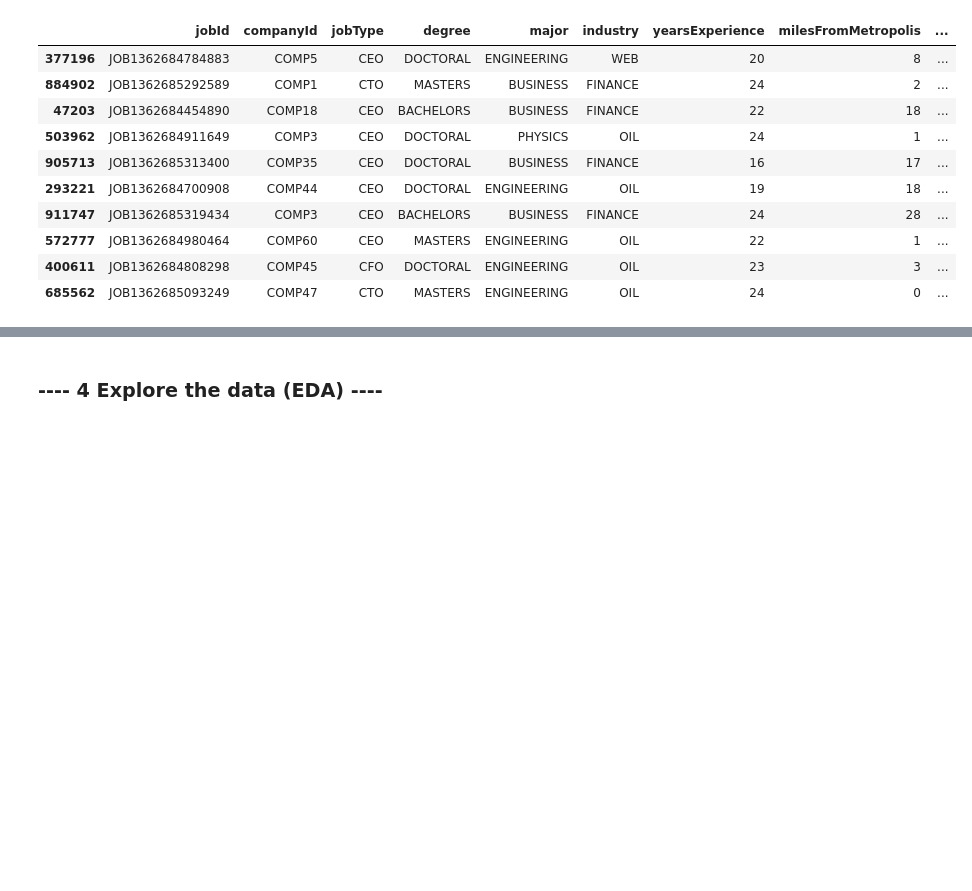
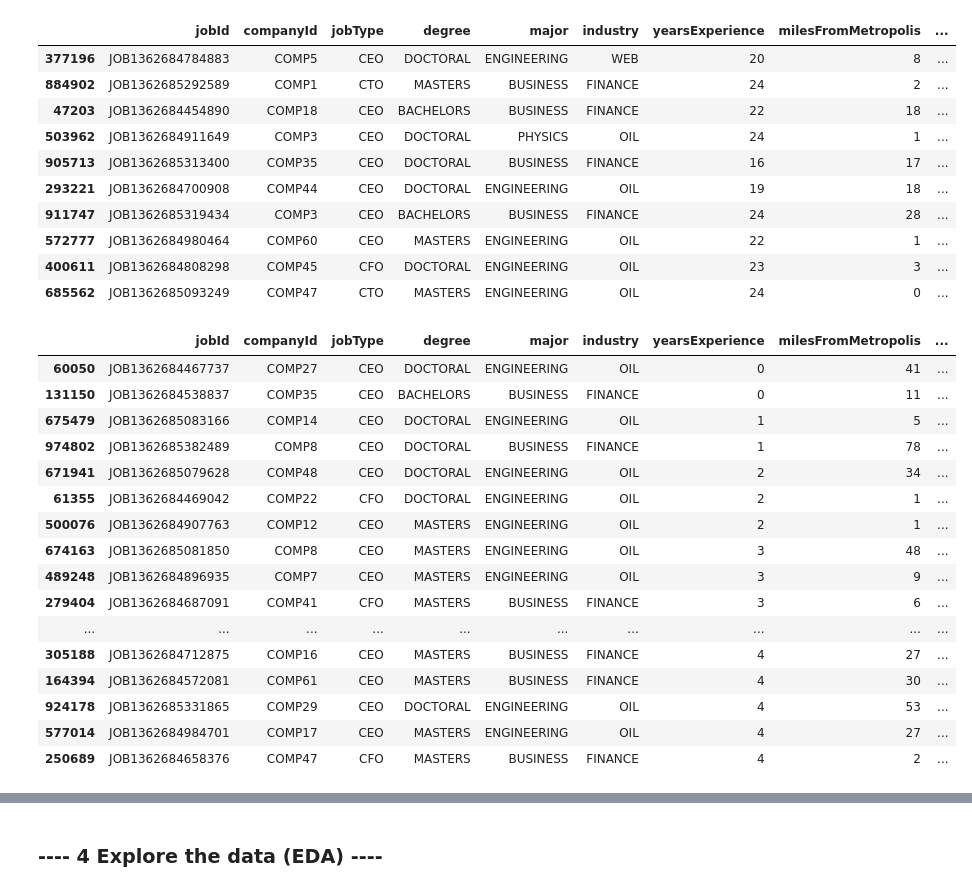
Before and after one commit to cdean4/salary-prediction-portfolio, a Jupyter notebook: SalaryProject.ipynb, the cells around one changed output, grey strips where cells are left out. Saved outputs shown, nothing was run; the diff lists cells and outputs as text; code cells hidden in the pictures; blank space fills up the shorter version.

```diff
--- a/SalaryProject.ipynb
+++ b/SalaryProject.ipynb
@@ -259,3 +259,23 @@ upper_outliers.sort_values('salary').tail(10)
 | 572777 | JOB1362684980464 | COMP60 | CEO | MASTERS | ENGINEERING | OIL | 22 | 1 | ... |
 | 400611 | JOB1362684808298 | COMP45 | CFO | DOCTORAL | ENGINEERING | OIL | 23 | 3 | ... |
 | 685562 | JOB1362685093249 | COMP47 | CTO | MASTERS | ENGINEERING | OIL | 24 | 0 | ... |
+# %%
+upper_outliers.sort_values('yearsExperience').head(20)
+# %% [output]
+|  | jobId | companyId | jobType | degree | major | industry | yearsExperience | milesFromMetropolis | ... |
+| 60050 | JOB1362684467737 | COMP27 | CEO | DOCTORAL | ENGINEERING | OIL | 0 | 41 | ... |
+| 131150 | JOB1362684538837 | COMP35 | CEO | BACHELORS | BUSINESS | FINANCE | 0 | 11 | ... |
+| 675479 | JOB1362685083166 | COMP14 | CEO | DOCTORAL | ENGINEERING | OIL | 1 | 5 | ... |
+| 974802 | JOB1362685382489 | COMP8 | CEO | DOCTORAL | BUSINESS | FINANCE | 1 | 78 | ... |
+| 671941 | JOB1362685079628 | COMP48 | CEO | DOCTORAL | ENGINEERING | OIL | 2 | 34 | ... |
+| 61355 | JOB1362684469042 | COMP22 | CFO | DOCTORAL | ENGINEERING | OIL | 2 | 1 | ... |
+| 500076 | JOB1362684907763 | COMP12 | CEO | MASTERS | ENGINEERING | OIL | 2 | 1 | ... |
+| 674163 | JOB1362685081850 | COMP8 | CEO | MASTERS | ENGINEERING | OIL | 3 | 48 | ... |
+| 489248 | JOB1362684896935 | COMP7 | CEO | MASTERS | ENGINEERING | OIL | 3 | 9 | ... |
+| 279404 | JOB1362684687091 | COMP41 | CFO | MASTERS | BUSINESS | FINANCE | 3 | 6 | ... |
+| ... | ... | ... | ... | ... | ... | ... | ... | ... | ... |
+| 305188 | JOB1362684712875 | COMP16 | CEO | MASTERS | BUSINESS | FINANCE | 4 | 27 | ... |
+| 164394 | JOB1362684572081 | COMP61 | CEO | MASTERS | BUSINESS | FINANCE | 4 | 30 | ... |
+| 924178 | JOB1362685331865 | COMP29 | CEO | DOCTORAL | ENGINEERING | OIL | 4 | 53 | ... |
+| 577014 | JOB1362684984701 | COMP17 | CEO | MASTERS | ENGINEERING | OIL | 4 | 27 | ... |
+| 250689 | JOB1362684658376 | COMP47 | CFO | MASTERS | BUSINESS | FINANCE | 4 | 2 | ... |
```
Also changed, not shown: parts of 4 cells of this notebook.
